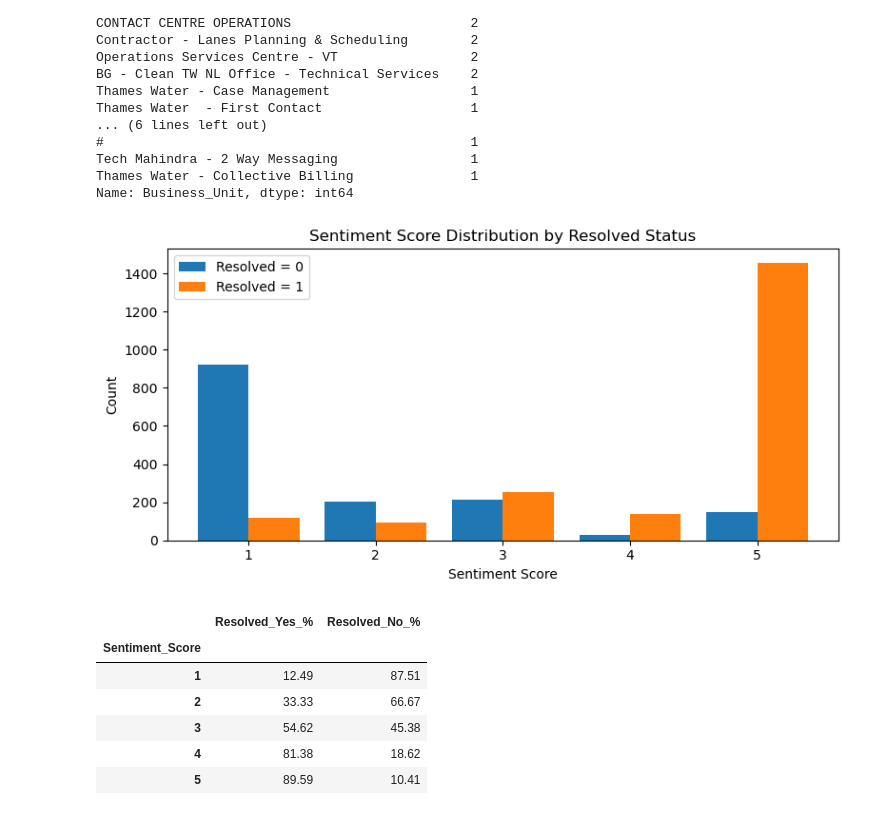
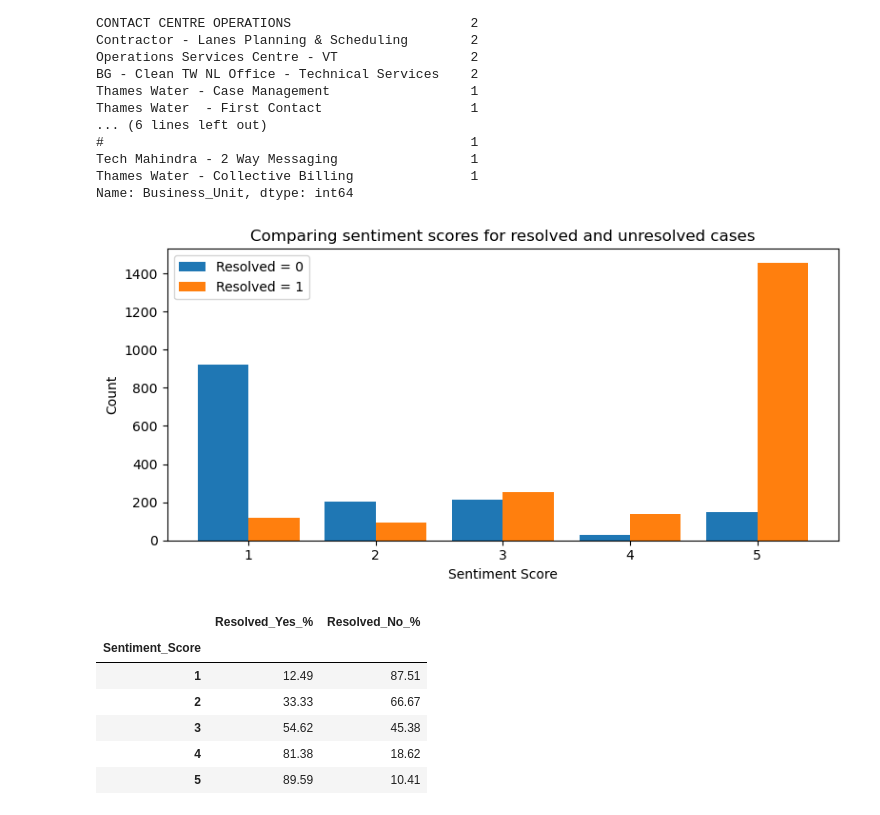
Before and after one commit to matin-zarei/CSAT-Project, a Jupyter notebook: Main.ipynb, the cells around one changed output. Drawn from its saved outputs; the diff is of its cells as text; code cells hidden in the pictures.

```diff
--- a/Main.ipynb
+++ b/Main.ipynb
@@ -85,26 +85,26 @@ Name: Business_Unit, dtype: int64
 # %%
 bins = list(range(1,6))
 
 counts_0 = df[df['Resolved'] == 0]['Sentiment_Score'].value_counts().reindex(bins, fill_value=0)
 counts_1 = df[df['Resolved'] == 1]['Sentiment_Score'].value_counts().reindex(bins, fill_value=0)
 
 # Bar positions
 x = range(len(bins))
 width = 0.4
 
 plt.figure(figsize=(8,4))
 plt.bar([i - width/2 for i in x], counts_0, width=width, label='Resolved = 0')
 plt.bar([i + width/2 for i in x], counts_1, width=width, label='Resolved = 1')
 
 plt.xticks(x, bins)
 plt.xlabel('Sentiment Score')
 plt.ylabel('Count')
-plt.title('Sentiment Score Distribution by Resolved Status')
+plt.title('Comparing sentiment scores for resolved and unresolved cases')
 plt.legend()
 plt.tight_layout()
 plt.show()
 # %% [output]
-[figure, old version]
+[figure, new version]
 # %%
 sentiment_df = []
 
```
Also changed, not shown: parts of 4 cells of this notebook.
